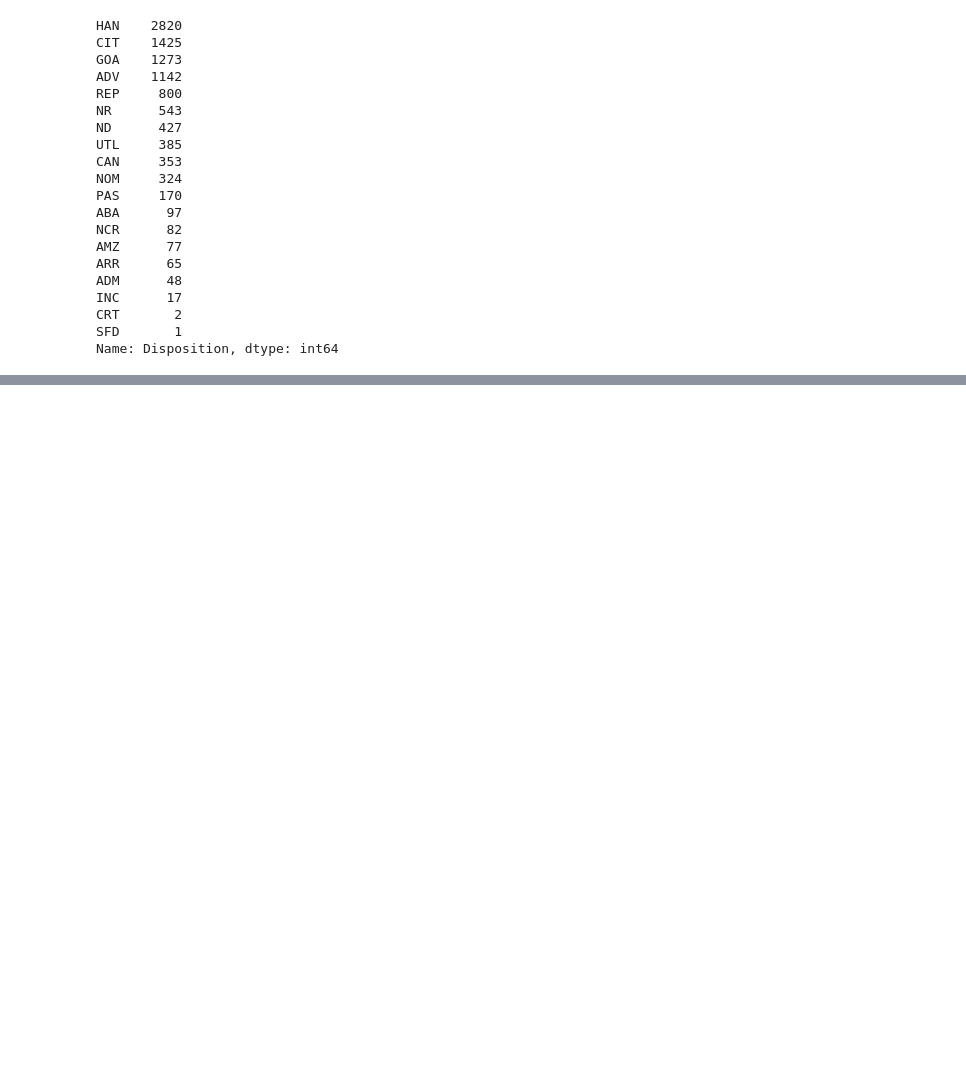
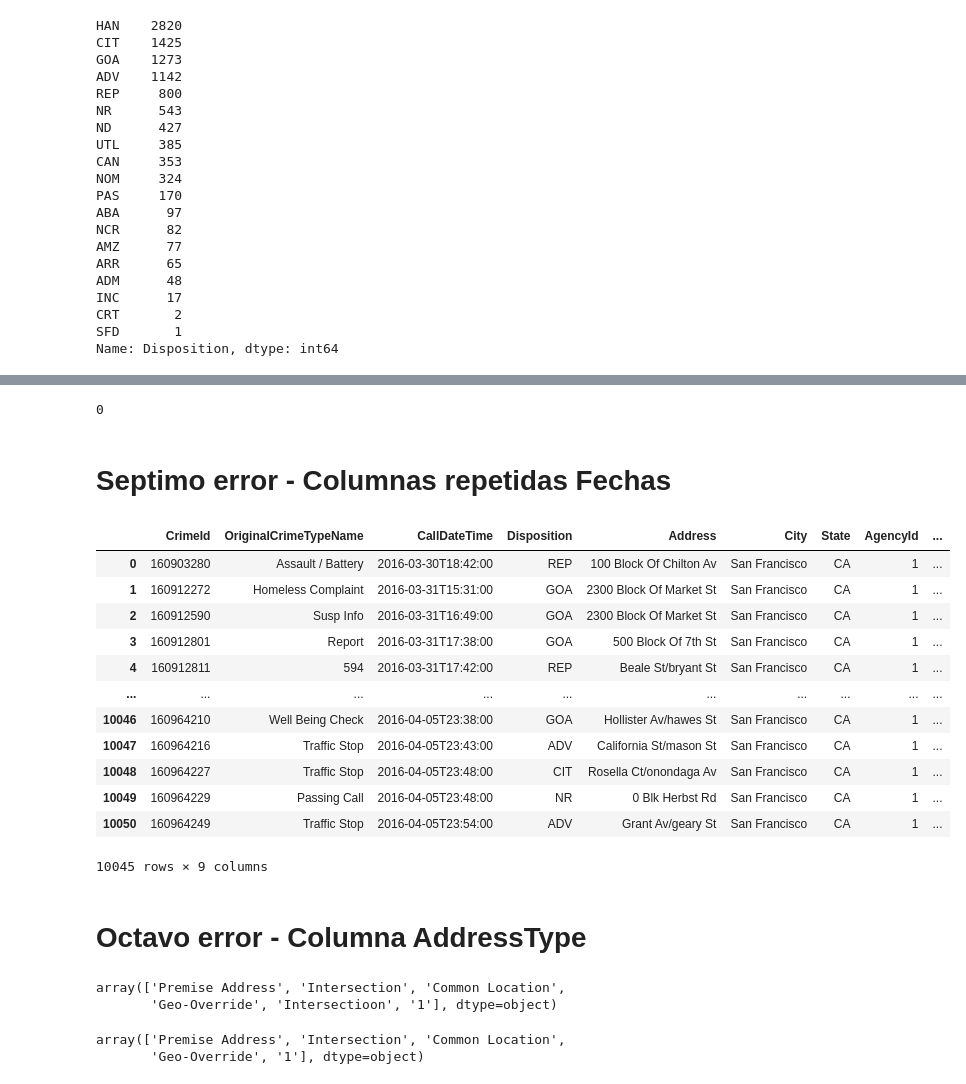
Before and after one commit to Jefferson-G/Lab2-Limpieza-de-datos, a Jupyter notebook: [NRC_6292]_JeffersonGuamán_La2Unidad2-checkpoint.ipynb, the cells around one changed output, grey strips where cells are left out. Drawn from its saved outputs; the diff is of its cells as text; code cells hidden in the pictures; blank space fills up the shorter version.

Commit message:
Correccion desde el cuarto error al octavo y transformar a JSON

```diff
--- a/[NRC_6292]_JeffersonGuamán_La2Unidad2-checkpoint.ipynb
+++ b/[NRC_6292]_JeffersonGuamán_La2Unidad2-checkpoint.ipynb
@@ -225,0 +249,3 @@ Name: Disposition, dtype: int64
+# %%
+'''Cambio de los registros que tengan valor SAN FRANCISCO con mayusculas a minusculas'''
+df['City']= df['City'].replace('SAN FRANCISCO' , 'San Francisco')
@@ -225,0 +277,48 @@ Name: Disposition, dtype: int64
+# %%
+"""Eliminar registros obtenidos con datos duplicados"""
+df.drop([26, 1707, 3792, 7045, 7046	, 7047], axis=0, inplace=True)
+# %%
+"""Compruebo la existencia de registros duplicados"""
+df['CrimeId'].duplicated().sum()
+# %% [output]
+0
+# %% [markdown]
+# Septimo error - Columnas repetidas Fechas
+# %%
+'''Eliminamos la columna de OffenseDate junto con todos sus valores, para quedarnos con la fecha mas optima'''
+df.drop(['OffenseDate'], axis='columns', inplace=True)
+# %%
+'''Eliminamos la columna de CallTime junto con todos sus valores, para quedarnos con la fecha mas optima'''
+df.drop(['CallTime'], axis='columns', inplace=True)
+# %%
+'''Imprimimos y vizualizamos el conjunto de datos'''
+df
+# %% [output]
+|  | CrimeId | OriginalCrimeTypeName | CallDateTime | Disposition | Address | City | State | AgencyId | ... |
+| 0 | 160903280 | Assault / Battery | 2016-03-30T18:42:00 | REP | 100 Block Of Chilton Av | San Francisco | CA | 1 | ... |
+| 1 | 160912272 | Homeless Complaint | 2016-03-31T15:31:00 | GOA | 2300 Block Of Market St | San Francisco | CA | 1 | ... |
+| 2 | 160912590 | Susp Info | 2016-03-31T16:49:00 | GOA | 2300 Block Of Market St | San Francisco | CA | 1 | ... |
+| 3 | 160912801 | Report | 2016-03-31T17:38:00 | GOA | 500 Block Of 7th St | San Francisco | CA | 1 | ... |
+| 4 | 160912811 | 594 | 2016-03-31T17:42:00 | REP | Beale St/bryant St | San Francisco | CA | 1 | ... |
+| ... | ... | ... | ... | ... | ... | ... | ... | ... | ... |
+| 10046 | 160964210 | Well Being Check | 2016-04-05T23:38:00 | GOA | Hollister Av/hawes St | San Francisco | CA | 1 | ... |
+| 10047 | 160964216 | Traffic Stop | 2016-04-05T23:43:00 | ADV | California St/mason St | San Francisco | CA | 1 | ... |
+| 10048 | 160964227 | Traffic Stop | 2016-04-05T23:48:00 | CIT | Rosella Ct/onondaga Av | San Francisco | CA | 1 | ... |
+| 10049 | 160964229 | Passing Call | 2016-04-05T23:48:00 | NR | 0 Blk Herbst Rd | San Francisco | CA | 1 | ... |
+| 10050 | 160964249 | Traffic Stop | 2016-04-05T23:54:00 | ADV | Grant Av/geary St | San Francisco | CA | 1 | ... |
+10045 rows × 9 columns
+# %% [markdown]
+# Octavo error - Columna AddressType
+# %%
+"""Verifico los valores unicos de la columna AddressType """
+df['AddressType'].unique()
+# %% [output]
+array(['Premise Address', 'Intersection', 'Common Location',
+       'Geo-Override', 'Intersectioon', '1'], dtype=object)
+# %%
+'''Cambio en la columna AddressType, de Intersectioon a Intersection'''
+df['AddressType'] = df['AddressType'].replace('Intersectioon', 'Intersection')
+df['AddressType'].unique()
+# %% [output]
+array(['Premise Address', 'Intersection', 'Common Location',
+       'Geo-Override', '1'], dtype=object)
```
Also changed, not shown: parts of 10 cells of this notebook.
